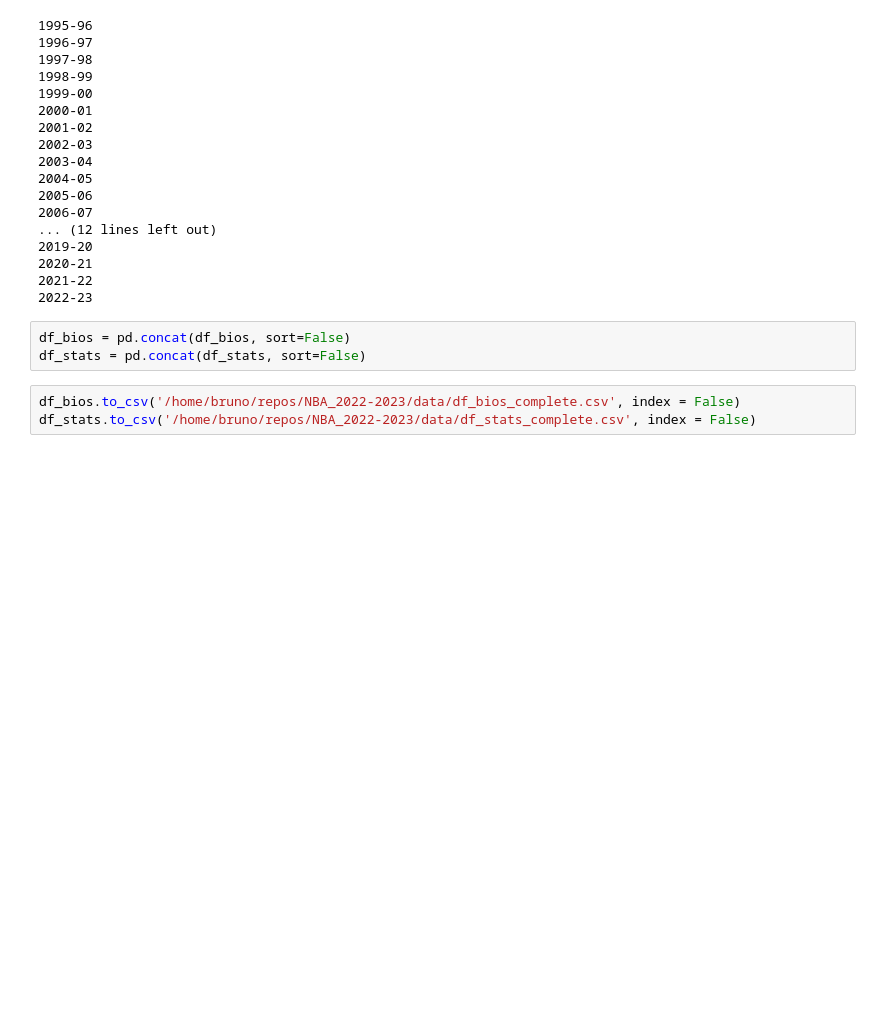
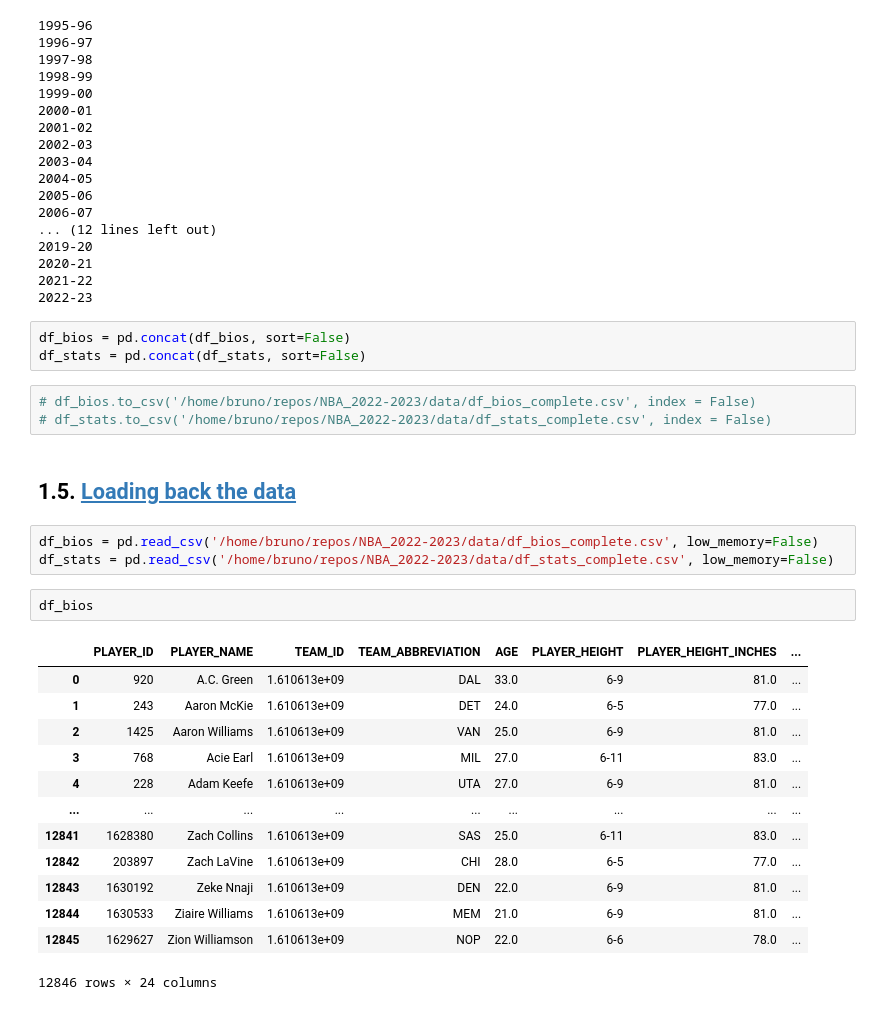
Before and after one commit to brunopiato/NBA_2022-2023, a Jupyter notebook: notebooks/NBA_web_scrapper.ipynb, the cells around one changed output. Saved outputs shown, nothing was run; the diff lists cells and outputs as text; blank space fills up the shorter version.

```diff
--- a/notebooks/NBA_web_scrapper.ipynb
+++ b/notebooks/NBA_web_scrapper.ipynb
@@ -244,5 +263,26 @@ for season_id in seasons_years:
 df_bios = pd.concat(df_bios, sort=False)
 df_stats = pd.concat(df_stats, sort=False)
 # %%
-df_bios.to_csv('/home/bruno/repos/NBA_2022-2023/data/df_bios_complete.csv', index = False)
-df_stats.to_csv('/home/bruno/repos/NBA_2022-2023/data/df_stats_complete.csv', index = False)
+# df_bios.to_csv('/home/bruno/repos/NBA_2022-2023/data/df_bios_complete.csv', index = False)
+# df_stats.to_csv('/home/bruno/repos/NBA_2022-2023/data/df_stats_complete.csv', index = False)
+# %% [markdown]
+## 1.5. <a id='toc1_5_'></a>[Loading back the data](#toc0_)
+# %%
+df_bios = pd.read_csv('/home/bruno/repos/NBA_2022-2023/data/df_bios_complete.csv', low_memory=False)
+df_stats = pd.read_csv('/home/bruno/repos/NBA_2022-2023/data/df_stats_complete.csv', low_memory=False)
+# %%
+df_bios
+# %% [output]
+|  | PLAYER_ID | PLAYER_NAME | TEAM_ID | TEAM_ABBREVIATION | AGE | PLAYER_HEIGHT | PLAYER_HEIGHT_INCHES | ... |
+| 0 | 920 | A.C. Green | 1.610613e+09 | DAL | 33.0 | 6-9 | 81.0 | ... |
+| 1 | 243 | Aaron McKie | 1.610613e+09 | DET | 24.0 | 6-5 | 77.0 | ... |
+| 2 | 1425 | Aaron Williams | 1.610613e+09 | VAN | 25.0 | 6-9 | 81.0 | ... |
+| 3 | 768 | Acie Earl | 1.610613e+09 | MIL | 27.0 | 6-11 | 83.0 | ... |
+| 4 | 228 | Adam Keefe | 1.610613e+09 | UTA | 27.0 | 6-9 | 81.0 | ... |
+| ... | ... | ... | ... | ... | ... | ... | ... | ... |
+| 12841 | 1628380 | Zach Collins | 1.610613e+09 | SAS | 25.0 | 6-11 | 83.0 | ... |
+| 12842 | 203897 | Zach LaVine | 1.610613e+09 | CHI | 28.0 | 6-5 | 77.0 | ... |
+| 12843 | 1630192 | Zeke Nnaji | 1.610613e+09 | DEN | 22.0 | 6-9 | 81.0 | ... |
+| 12844 | 1630533 | Ziaire Williams | 1.610613e+09 | MEM | 21.0 | 6-9 | 81.0 | ... |
+| 12845 | 1629627 | Zion Williamson | 1.610613e+09 | NOP | 22.0 | 6-6 | 78.0 | ... |
+12846 rows × 24 columns
```
Also changed, not shown: parts of 7 cells of this notebook.
